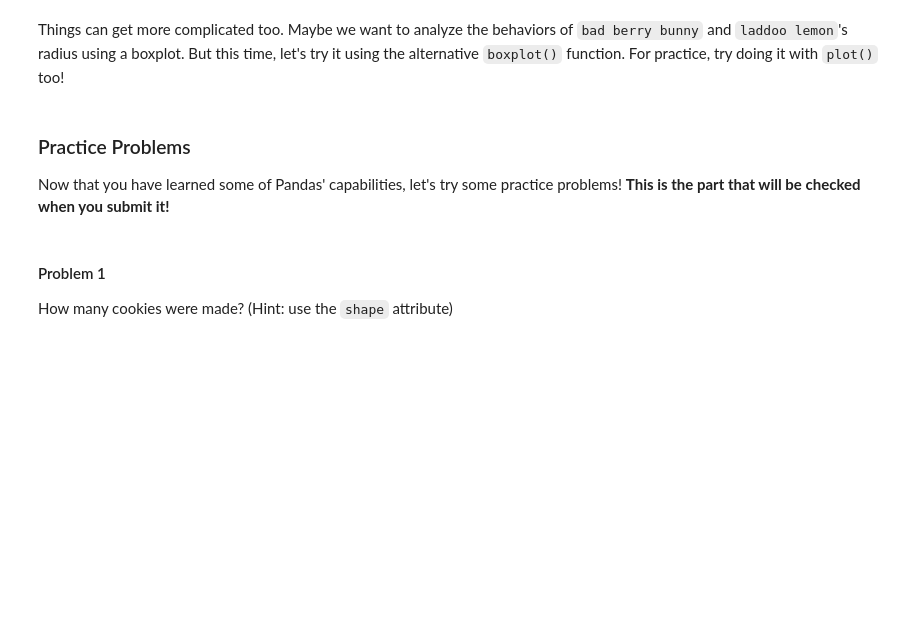
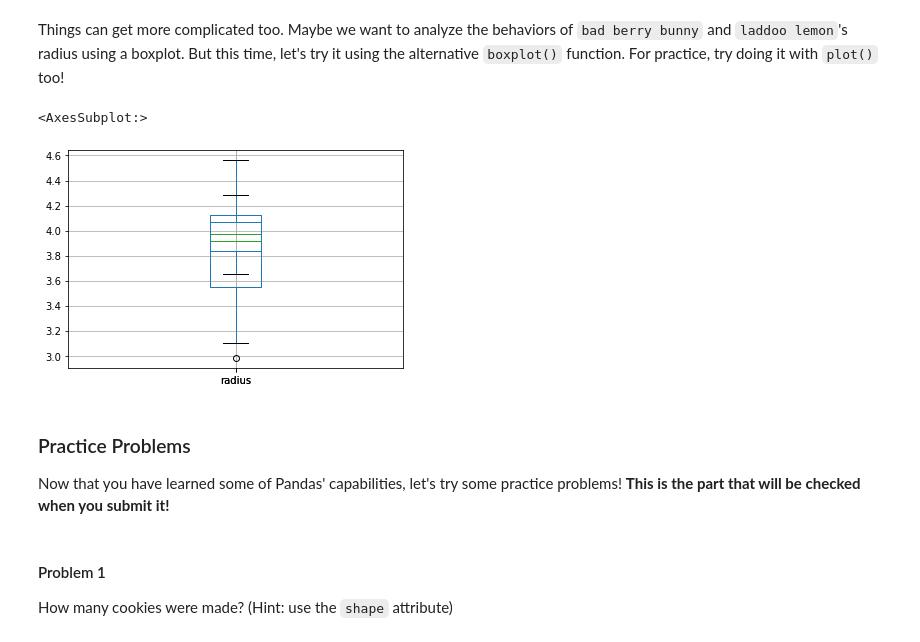
Before and after one commit to gallettilance/Data-Science-Fundamentals, a Jupyter notebook: labs/lab-02/lab02.ipynb, the cells around one changed output. Saved outputs shown, nothing was run; the diff lists cells and outputs as text; code cells hidden in the pictures; blank space fills up the shorter version.

```diff
--- a/labs/lab-02/lab02.ipynb
+++ b/labs/lab-02/lab02.ipynb
@@ -309,6 +492,12 @@ Alternatively, we can create a histogram to visualize the distribution of the `l
 Things can get more complicated too. Maybe we want to analyze the behaviors of `bad berry bunny` and `laddoo lemon`'s radius using a boxplot. But this time, let's try it using the alternative `boxplot()` function. For practice, try doing it with `plot()` too!
 # %%
 #TODO: analyze the two cookie's radius in a boxplot
+
+cookies.loc[cookies['cookie']=='laddoo'].boxplot(column = ['radius'])
+cookies.loc[cookies['cookie']=='bbb'].boxplot(column = ['radius'])
+# %% [output]
+<AxesSubplot:>
+[figure, added]
 # %% [markdown]
 ### Practice Problems
 Now that you have learned some of Pandas' capabilities, let's try some practice problems! **This is the part that will be checked when you submit it!**
```
Also changed, not shown: parts of 30 cells of this notebook.
